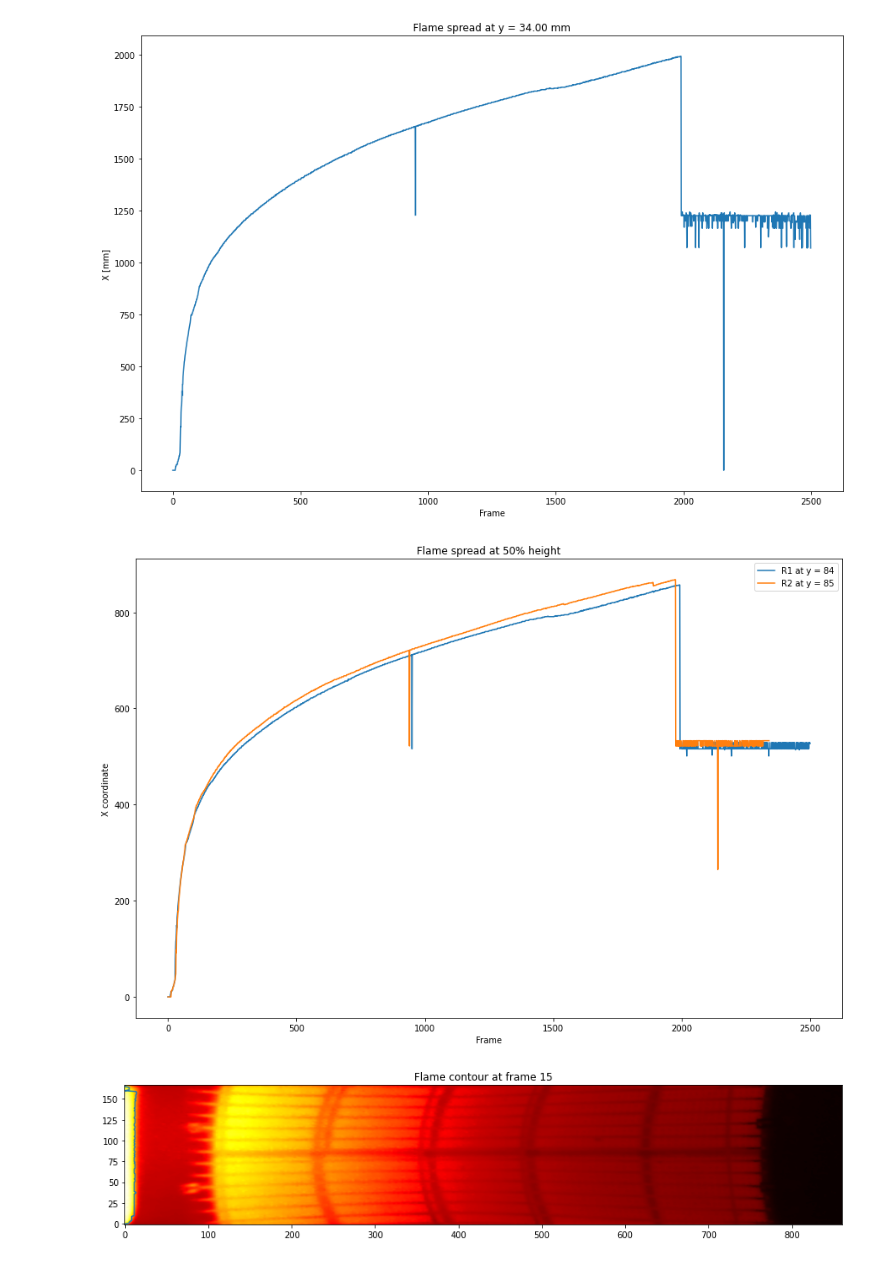
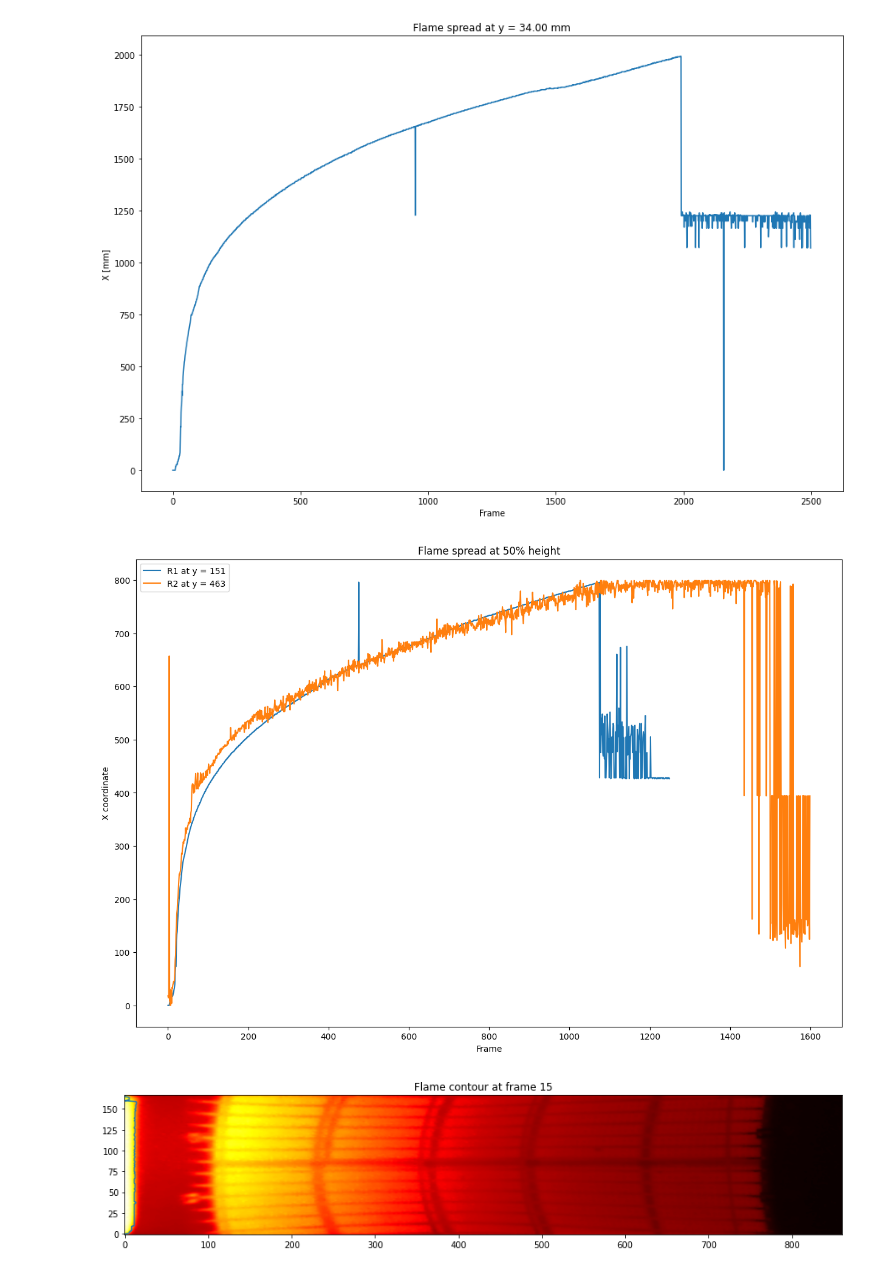
Before and after one commit to FireDynamics/FlameTrack, a Jupyter notebook: visualize.ipynb, the cells around one changed output. Cells and saved outputs as stored; diff of their text form; code cells hidden in the pictures.

Commit message:
added support for images

```diff
--- a/visualize.ipynb
+++ b/visualize.ipynb
@@ -33,16 +33,23 @@ def get_edge_results(exp_name):
     dh.close_file()
     return edge_results
 # %%
-def compare_two_experiments(exp1, exp2):
+def compare_two_experiments(exp1, exp2,y_cutoff = 0.5):
     edge_results1 = get_edge_results(exp1)
     edge_results2 = get_edge_results(exp2)
     fig, ax = plt.subplots()
     fig.set_size_inches(15, 10)
-    y1 = edge_results1.shape[1]//2
-    y2 = edge_results2.shape[1]//2
+    y1 = int(edge_results1.shape[1]*y_cutoff)
+    y2 = int(edge_results2.shape[1]*y_cutoff)
     y1 = -y1 -1
     y2 = -y2 -1
-    ax.plot(edge_results1.T[y1],label='R1 at y = {}'.format(-y1))
+    if conversion:
+        width1,height1 = dh.get_dewarped_data(exp1).shape[1:]
+        width2,height2 = dh.get_dewarped_data(exp2).shape[1:]
+        dh.close_file()
+        edge_results1 = edge_results1 * target_width/width1
+        edge_results2 = edge_results2 * target_width/width2
+
+    ax.plot(edge_results1.T[y1,::2],label='R1 at y = {}'.format(-y1))
     ax.plot(edge_results2.T[y2],label='R2 at y = {}'.format(-y2))
     ax.set_title('Flame spread at 50% height')
     ax.set_xlabel('Frame')
@@ -121,9 +128,9 @@ show_flame_spread('test',85)
 # %% [output]
 [figure]
 # %%
-compare_two_experiments('lfs_pmma_DE_6mm_tc_R1_0001','lfs_pmma_DE_6mm_tc_R2_0001')
+compare_two_experiments('lfs_pmma_DE_6mm_tc_R1_0001','lfs_pmma_DE_6mm_tc_R1_CANON',y_cutoff = 0.9)
 # %% [output]
-[figure, old version]
+[figure, new version]
 # %%
 fig,ax =show_flame_contour('lfs_pmma_DE_6mm_tc_R1_0001',15)
 # %% [output]
```
Also changed, not shown: parts of 1 cell of this notebook, 4 other files.
